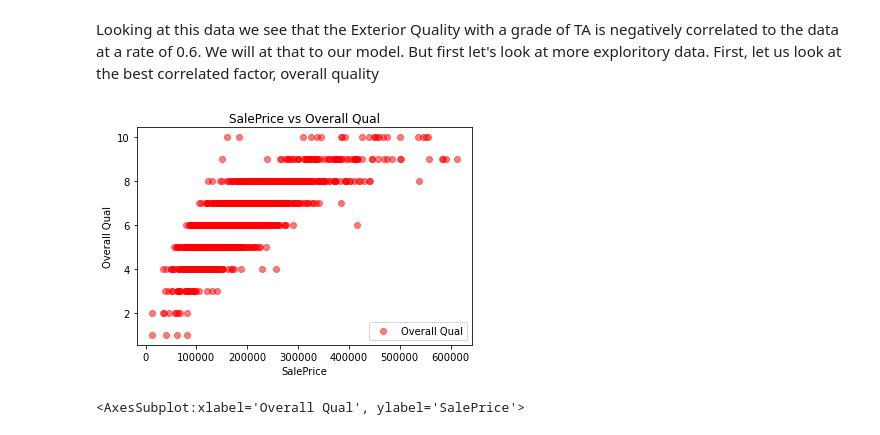
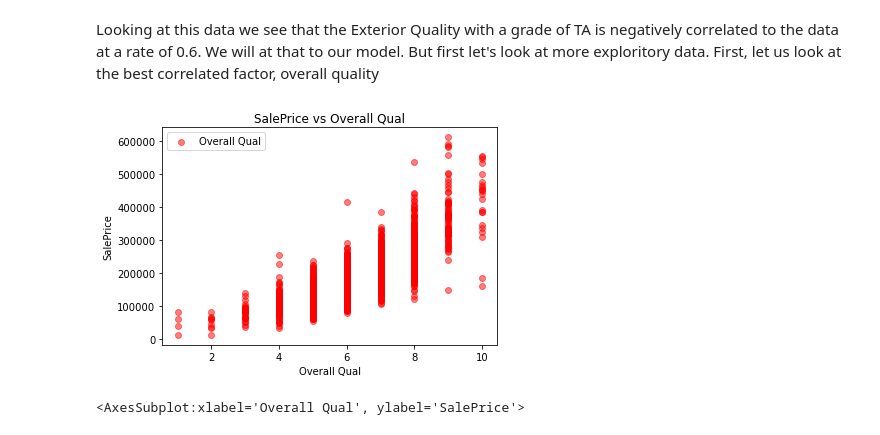
Before and after one commit to matthew-edelmann/Ames-Housing-Data-and-Kaggle-Challenge, a Jupyter notebook: project_2.ipynb, the cells around one changed output. Cells and saved outputs as stored; diff of their text form; code cells hidden in the pictures.

```diff
--- a/project_2.ipynb
+++ b/project_2.ipynb
@@ -296,16 +297,17 @@ Looking at this data we see that the Exterior Quality with a grade of TA is nega
 # %%
 #Let's look at the graphs of some of these
 #Let us start with the one with the most correlation. Overall Qual
 plt.title('SalePrice vs Overall Qual')
 
-plt.scatter(home_train['SalePrice'],
+plt.scatter(
             home_train['Overall Qual'],
+            home_train['SalePrice'],
             color = 'r', alpha = 0.5, label = 'Overall Qual')
-plt.xlabel('SalePrice')
-plt.ylabel('Overall Qual')
+plt.xlabel('Overall Qual')
+plt.ylabel('SalePrice')
 plt.legend();
 # %% [output]
-[figure, old version]
+[figure, new version]
 # %%
 sns.barplot(y="SalePrice", x="Overall Qual", data=home_train)
 # %% [output]
```
Also changed, not shown: parts of 54 cells of this notebook.
